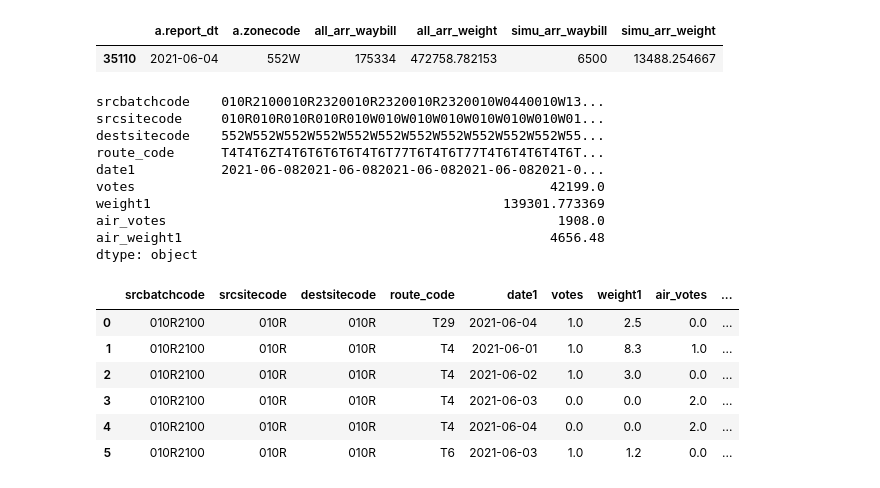
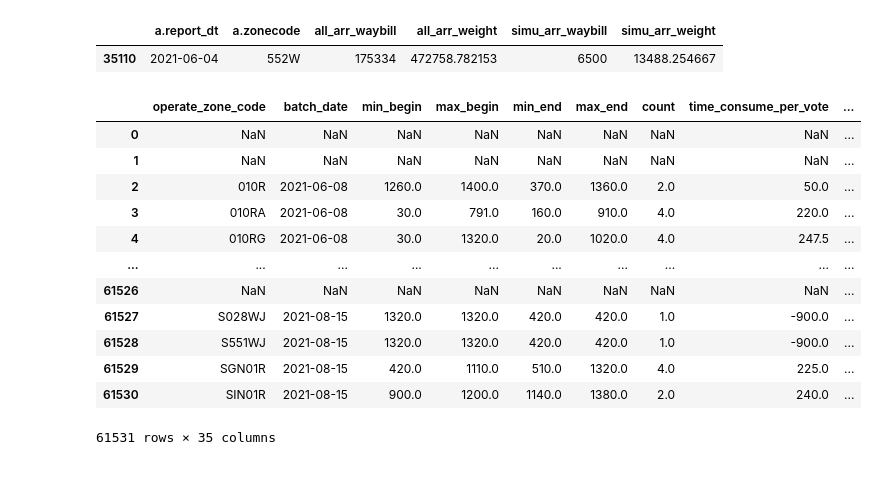
Before and after one commit to fyenne/play7_comp, a Jupyter notebook: data_clea.ipynb, the cells around one changed output. Cells and saved outputs as stored; diff of their text form; code cells hidden in the pictures.

```diff
--- a/data_clea.ipynb
+++ b/data_clea.ipynb
@@ -17,19 +17,23 @@ os.listdir(path)
  '运力配载数据0601至0831']
 # %%
 # %%time
-
-# hist_arr = pd.read_csv(path + '中转场历史到件量0601至0831.csv')
+# trans = pd.read_json('./data/运力配载数据0601至0831/line_info_0601.json', lines=True)
+hist_arr = pd.read_csv(path + '中转场历史到件量0601至0831.csv')
 # loc = pd.read_csv(path + '场地数据.csv')
 # # loc.to_csv(path + '场地数据.csv', index = None, encoding='utf_8_sig')
 # task_arrange = pd.read_csv(path + '班次数据0601至0831.csv')
 
 
-# path_od = path + 'OD集货量/'
-# # path+
-# dfs = pd.DataFrame()
-# for fname in os.listdir(path_od):
-#     if re.search(r'\.csv$', fname):
-#         dfs = pd.concat(
-#             [dfs , pd.read_csv(path_od + fname)], axis = 0, ignore_index = True)
-# prc_in = pd.DataFrame(dfs)
-# print('loc:', loc.shape, '\nhist:' , hist_arr.shape, '\ntask:', task_arrange.shape, '\nod:' , dfs.shape)
+path_od = path + 'OD集货量/'
+# path+
+dfs = pd.DataFrame()
+for fname in os.listdir(path_od):
+    if re.search(r'\.csv$', fname):
+        dfs = pd.concat(
+            [dfs , pd.read_csv(path_od + fname)], axis = 0, ignore_index = True)
+prc_in = pd.DataFrame(dfs)
+print(
+    'loc:', loc.shape, '\nhist:' ,
+    hist_arr.shape, '\ntask:',
+    task_arrange.shape, '\nod:' ,
+    dfs.shape)
@@ -203,16 +233,3 @@ hist_arr[(hist_arr['a.zonecode'] == '552W') &  ( hist_arr['a.report_dt'] == '202
 # %% [output]
 |  | a.report_dt | a.zonecode | all_arr_waybill | all_arr_weight | simu_arr_waybill | simu_arr_weight |
 | 35110 | 2021-06-04 | 552W | 175334 | 472758.782153 | 6500 | 13488.254667 |
-# %%
-prc_in[(prc_in['date1'] == '2021-06-08') & (prc_in['destsitecode'] == '552W')].sum()
-# %% [output]
-srcbatchcode    010R2100010R2320010R2320010R2320010W0440010W13...
-srcsitecode     010R010R010R010R010W010W010W010W010W010W010W01...
-destsitecode    552W552W552W552W552W552W552W552W552W552W552W55...
-route_code      T4T4T6ZT4T6T6T6T6T4T6T77T6T4T6T77T4T6T4T6T4T6T...
-date1           2021-06-082021-06-082021-06-082021-06-082021-0...
-votes                                                     42199.0
-weight1                                             139301.773369
-air_votes                                                  1908.0
-air_weight1                                               4656.48
-dtype: object
@@ -221,10 +235,0 @@ prc_in[(prc_in['date1'] == '2021-06-04') & (prc_in['srcsitecode'] == '552W')].su
-# %%
-prc_in.head(6)
-# %% [output]
-|  | srcbatchcode | srcsitecode | destsitecode | route_code | date1 | votes | weight1 | air_votes | ... |
-| 0 | 010R2100 | 010R | 010R | T29 | 2021-06-04 | 1.0 | 2.5 | 0.0 | ... |
-| 1 | 010R2100 | 010R | 010R | T4 | 2021-06-01 | 1.0 | 8.3 | 1.0 | ... |
-| 2 | 010R2100 | 010R | 010R | T4 | 2021-06-02 | 1.0 | 3.0 | 0.0 | ... |
-| 3 | 010R2100 | 010R | 010R | T4 | 2021-06-03 | 0.0 | 0.0 | 2.0 | ... |
-| 4 | 010R2100 | 010R | 010R | T4 | 2021-06-04 | 0.0 | 0.0 | 2.0 | ... |
-| 5 | 010R2100 | 010R | 010R | T6 | 2021-06-03 | 1.0 | 1.2 | 0.0 | ... |
@@ -230,0 +238,20 @@ prc_in.head(6)
+# %%
+train = task_loc.merge(hist_arr, \
+    left_on = ['operate_zone_code', 'batch_date'], right_on=['a.zonecode', 'a.report_dt'],
+    how = 'right')
+# %%
+train
+# %% [output]
+|  | operate_zone_code | batch_date | min_begin | max_begin | min_end | max_end | count | time_consume_per_vote | ... |
+| 0 | NaN | NaN | NaN | NaN | NaN | NaN | NaN | NaN | ... |
+| 1 | NaN | NaN | NaN | NaN | NaN | NaN | NaN | NaN | ... |
+| 2 | 010R | 2021-06-08 | 1260.0 | 1400.0 | 370.0 | 1360.0 | 2.0 | 50.0 | ... |
+| 3 | 010RA | 2021-06-08 | 30.0 | 791.0 | 160.0 | 910.0 | 4.0 | 220.0 | ... |
+| 4 | 010RG | 2021-06-08 | 30.0 | 1320.0 | 20.0 | 1020.0 | 4.0 | 247.5 | ... |
+| ... | ... | ... | ... | ... | ... | ... | ... | ... | ... |
+| 61526 | NaN | NaN | NaN | NaN | NaN | NaN | NaN | NaN | ... |
+| 61527 | S028WJ | 2021-08-15 | 1320.0 | 1320.0 | 420.0 | 420.0 | 1.0 | -900.0 | ... |
+| 61528 | S551WJ | 2021-08-15 | 1320.0 | 1320.0 | 420.0 | 420.0 | 1.0 | -900.0 | ... |
+| 61529 | SGN01R | 2021-08-15 | 420.0 | 1110.0 | 510.0 | 1320.0 | 4.0 | 225.0 | ... |
+| 61530 | SIN01R | 2021-08-15 | 900.0 | 1200.0 | 1140.0 | 1380.0 | 2.0 | 240.0 | ... |
+61531 rows × 35 columns
```
Also changed, not shown: parts of 18 cells of this notebook, 2 other files.
